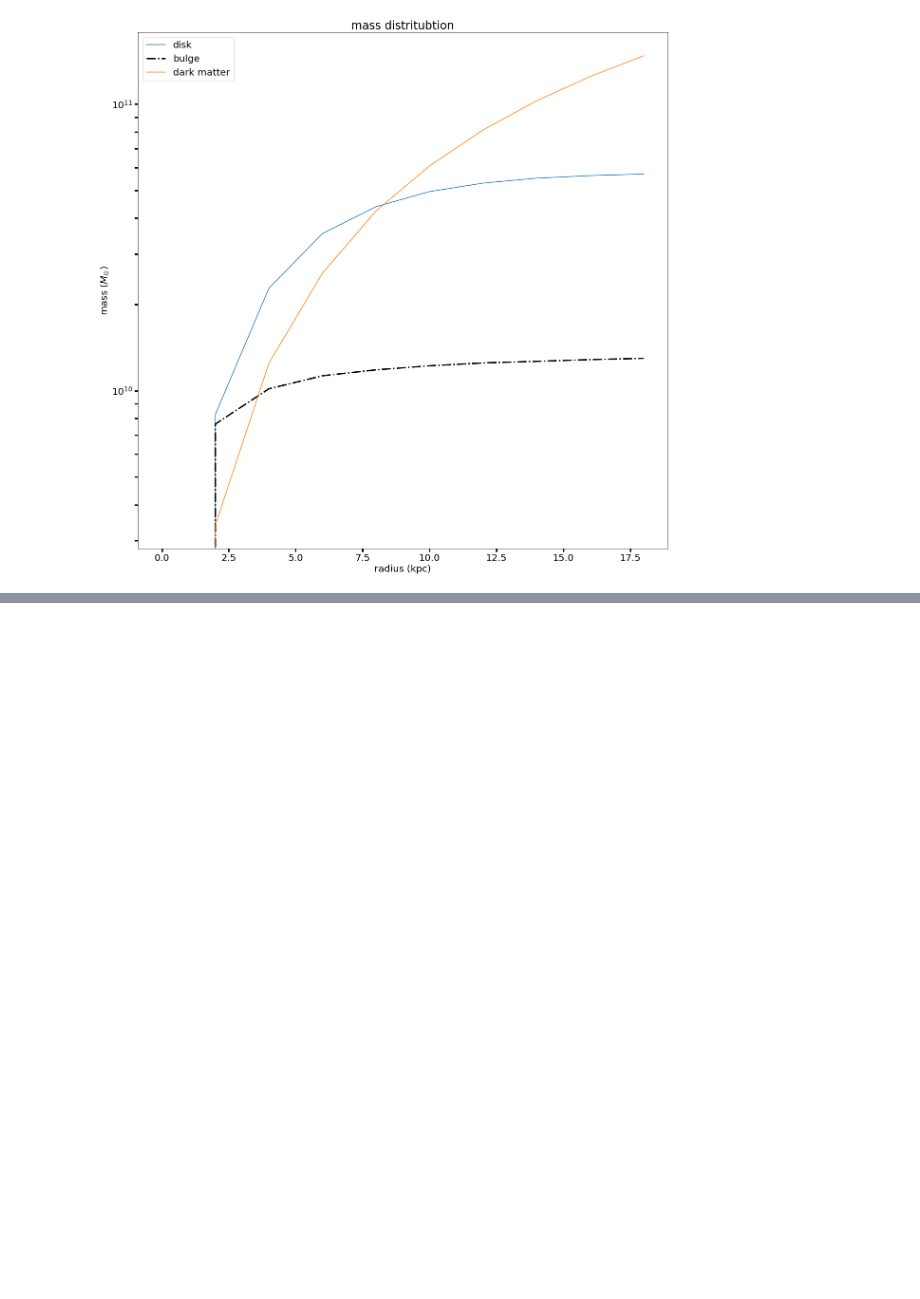
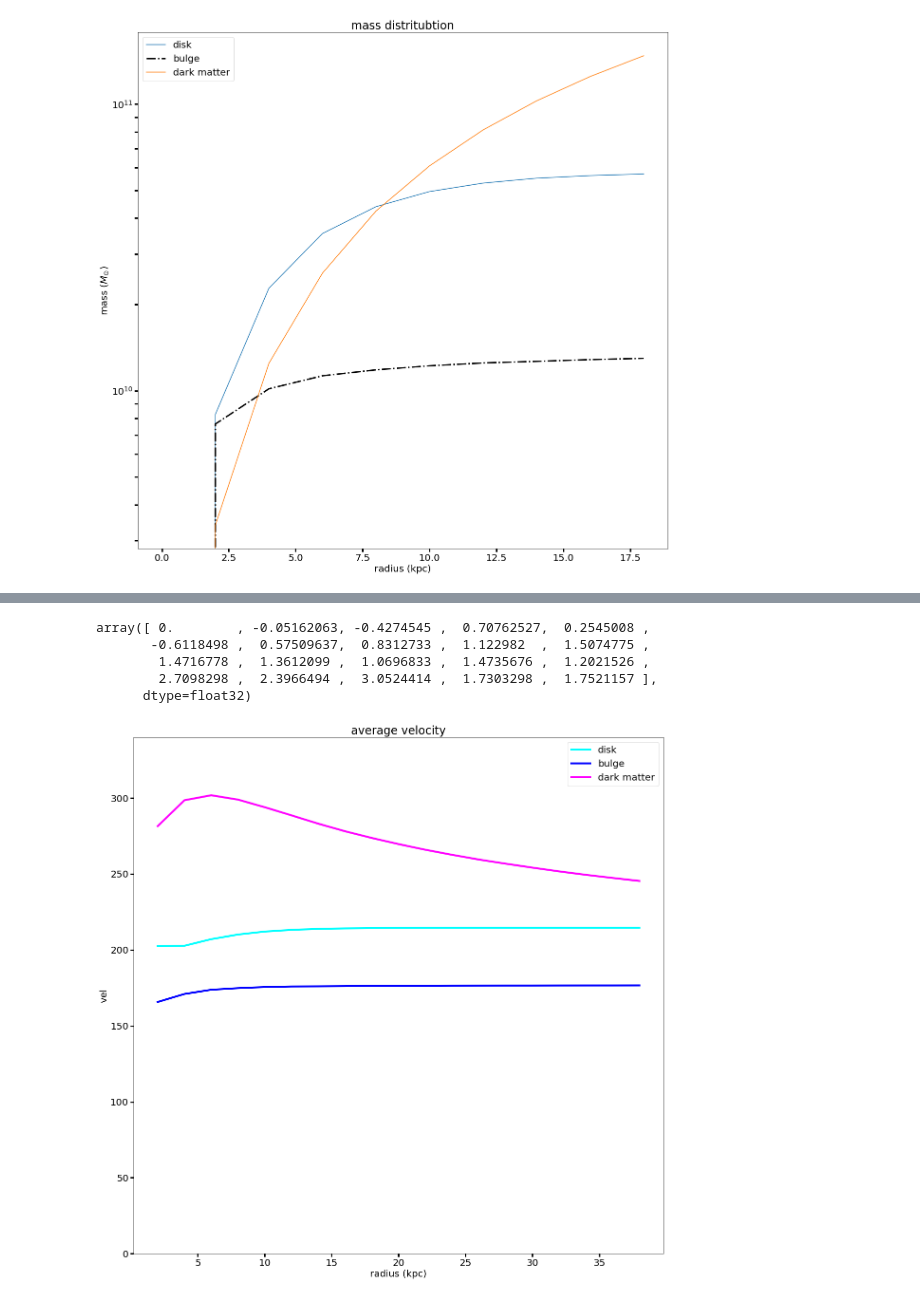
Before and after one commit to Ximena89/and_yet_it_moves, a Jupyter notebook: codigo/centerofmass_ex.ipynb, the cells around one changed output, grey strips where cells are left out. Cells and saved outputs as stored; diff of their text form; code cells hidden in the pictures; blank space fills up the shorter version.

```diff
--- a/codigo/centerofmass_ex.ipynb
+++ b/codigo/centerofmass_ex.ipynb
@@ -174,0 +273,4 @@ def COMdefine(self, ):
+# %%
+r, v = MWCOM.vel_profile(40)
+rb, vb = MWCOM_BULGE.vel_profile(40)
+rdm, vdm = MWCOM_HALO.vel_profile(40)
@@ -174,0 +315,27 @@ def COMdefine(self, ):
+# %%
+MWCOM.avg_velocity(40)
+MWCOM_BULGE.avg_velocity(40)
+MWCOM_HALO.avg_velocity(40)
+# %% [output]
+array([ 0.        , -0.05162063, -0.4274545 ,  0.70762527,  0.2545008 ,
+       -0.6118498 ,  0.57509637,  0.8312733 ,  1.122982  ,  1.5074775 ,
+        1.4716778 ,  1.3612099 ,  1.0696833 ,  1.4735676 ,  1.2021526 ,
+        2.7098298 ,  2.3966494 ,  3.0524414 ,  1.7303298 ,  1.7521157 ],
+      dtype=float32)
+# %%
+
+fig = plt.figure(figsize=(20,20))
+plt.plot(r,v, label="disk", lw=4, linestyle='-', color='cyan')
+plt.plot(rb, vb, label="bulge", lw=4, linestyle='-', color='blue')
+plt.plot(rdm, vdm, label="dark matter", lw=4, linestyle='-', color='magenta')
+plt.title('average velocity')
+plt.axis()
+plt.ylabel('vel')
+plt.xlabel('radius (kpc)')
+plt.ylim(0, 340)
+plt.legend()
+plt.rcParams.update({'font.size': 20})
+plt.tick_params(which = 'both', width = 3)
+plt.tick_params(which = 'both', length = 7)
+# %% [output]
+[figure, added]
```
Also changed, not shown: parts of 15 cells of this notebook.
